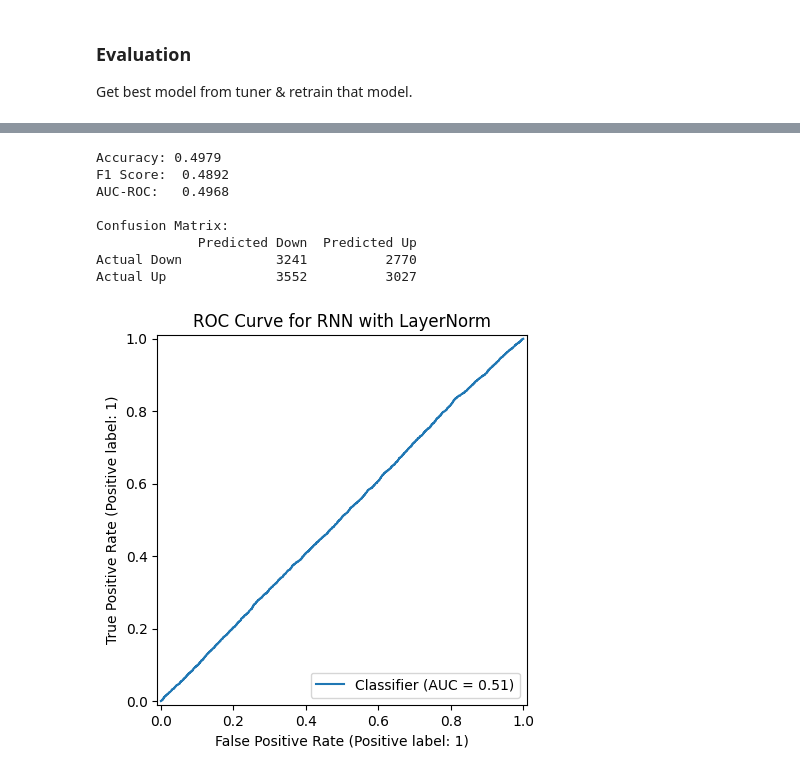
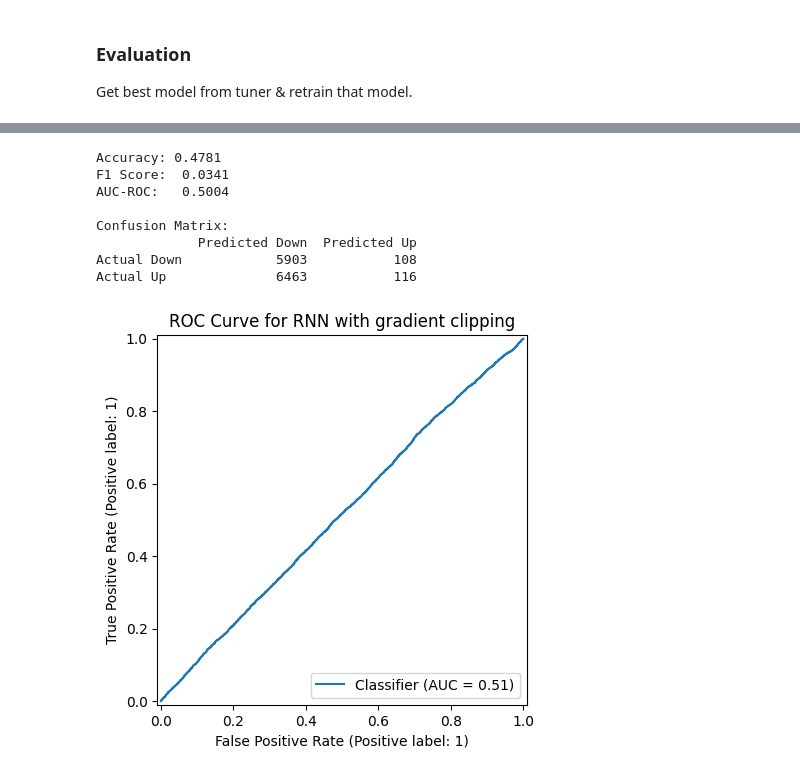
Before and after one commit to brandono7/stock_price_prediction, a Jupyter notebook: RNN/RNN.ipynb, the cells around one changed output, grey strips where cells are left out. Saved outputs shown, nothing was run; the diff lists cells and outputs as text; code cells hidden in the pictures.

```diff
--- a/RNN/RNN.ipynb
+++ b/RNN/RNN.ipynb
@@ -935,29 +932,29 @@ Epoch 10/10
 # %%
 accuracy = accuracy_score(yt_seq, y_pred_test)
 f1  = f1_score(yt_seq, y_pred_test)
 auc = roc_auc_score(yt_seq, y_proba_test)
 cm  = confusion_matrix(yt_seq, y_pred_test)
 print(f"Accuracy: {accuracy:.4f}")
 print(f"F1 Score:  {f1:.4f}")
 print(f"AUC‑ROC:   {auc:.4f}\n")
 
 print("Confusion Matrix:")
 print(pd.DataFrame(
     cm,
     index=['Actual Down','Actual Up'],
     columns=['Predicted Down','Predicted Up']
 ))
 
 RocCurveDisplay.from_predictions(all_y_true, all_y_proba)
-plt.title('ROC Curve for RNN with LayerNorm')
+plt.title('ROC Curve for RNN with gradient clipping')
 plt.show()
 # %% [output]
-Accuracy: 0.4979
-F1 Score:  0.4892
-AUC‑ROC:   0.4968
+Accuracy: 0.4781
+F1 Score:  0.0341
+AUC‑ROC:   0.5004
 
 Confusion Matrix:
              Predicted Down  Predicted Up
-Actual Down            3241          2770
-Actual Up              3552          3027
+Actual Down            5903           108
+Actual Up              6463           116
-[figure, old version]
+[figure, new version]
```
Also changed, not shown: parts of 27 cells of this notebook.
